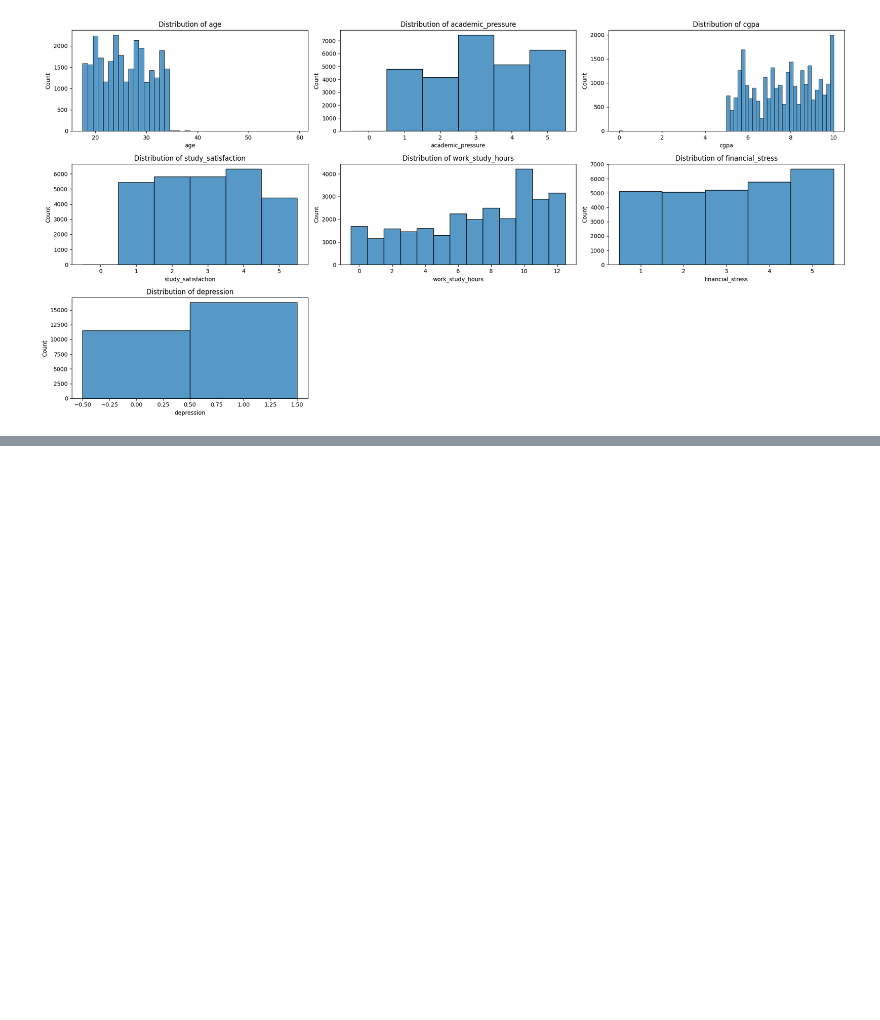
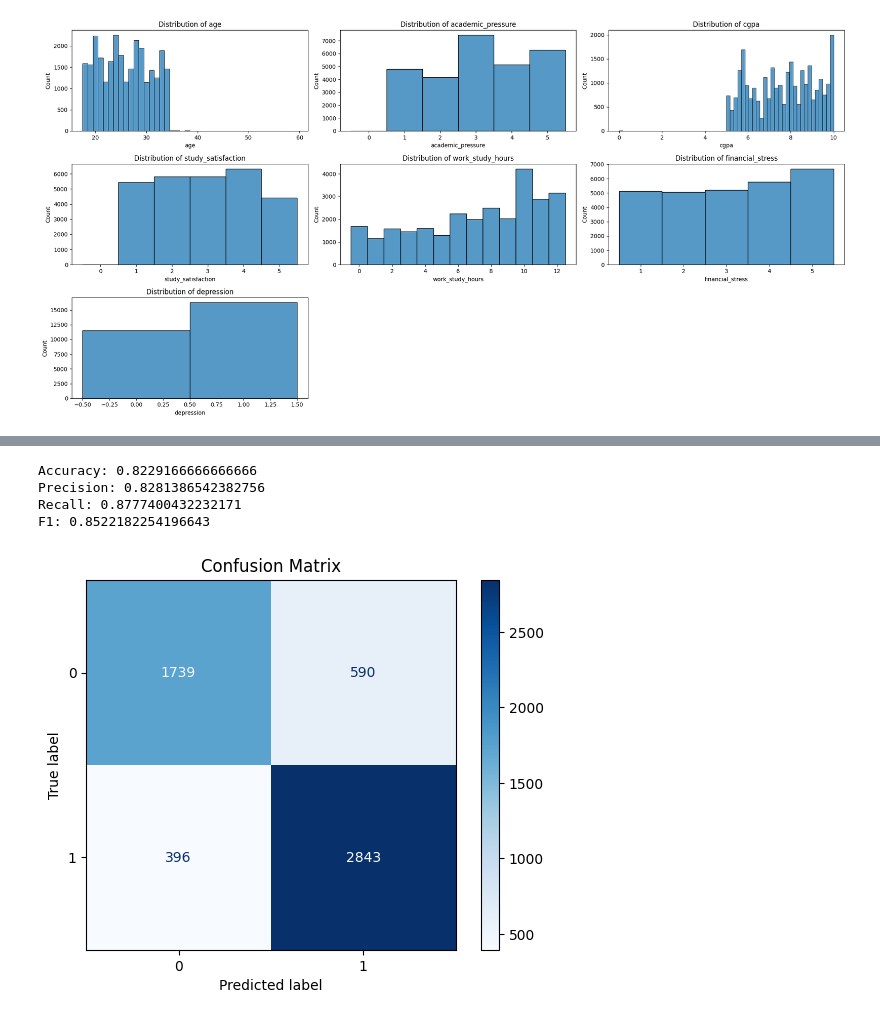
Before and after one commit to puck-arthur/data-learning, a Jupyter notebook: notebooks/week3_classification_models.ipynb, the cells around one changed output, grey strips where cells are left out. Saved outputs shown, nothing was run; the diff lists cells and outputs as text; code cells hidden in the pictures; blank space fills up the shorter version.

```diff
--- a/notebooks/week3_classification_models.ipynb
+++ b/notebooks/week3_classification_models.ipynb
@@ -432,0 +569,45 @@ F1: 0.8659260386546949
+# %%
+# KNeighborsClassifier
+
+from sklearn.neighbors import KNeighborsClassifier
+
+model = KNeighborsClassifier()
+
+# Now we create the final pipeline that does the preprocessing and also runs the model
+model_pipe = Pipeline([
+    ('pre', preprocessing),
+    ('model', model)
+])
+
+# Lets run the model
+model_pipe.fit(X_train, y_train)
+
+# Predict the outcome
+y_pred = model_pipe.predict(X_test)
+
+# Print metrics
+acc = accuracy_score(y_test, y_pred)
+prec = precision_score(y_test, y_pred)
+recall = recall_score(y_test, y_pred)
+f1    = f1_score(y_test, y_pred)
+
+print("Accuracy:", acc)
+print("Precision:", prec)
+print("Recall:", recall)
+print("F1:", f1)
+
+# Plot confusion matrix
+cm = confusion_matrix(y_test, y_pred)
+disp = ConfusionMatrixDisplay(confusion_matrix=cm)
+disp.plot(cmap="Blues")
+plt.title("Confusion Matrix")
+plt.show()
+
+# Save the performance metrics on a list for later use
+knn_list = ['knn', acc, prec, recall, f1]
+# %% [output]
+Accuracy: 0.8229166666666666
+Precision: 0.8281386542382756
+Recall: 0.8777400432232171
+F1: 0.8522182254196643
+[figure, added]
```
Also changed, not shown: parts of 6 cells of this notebook.
